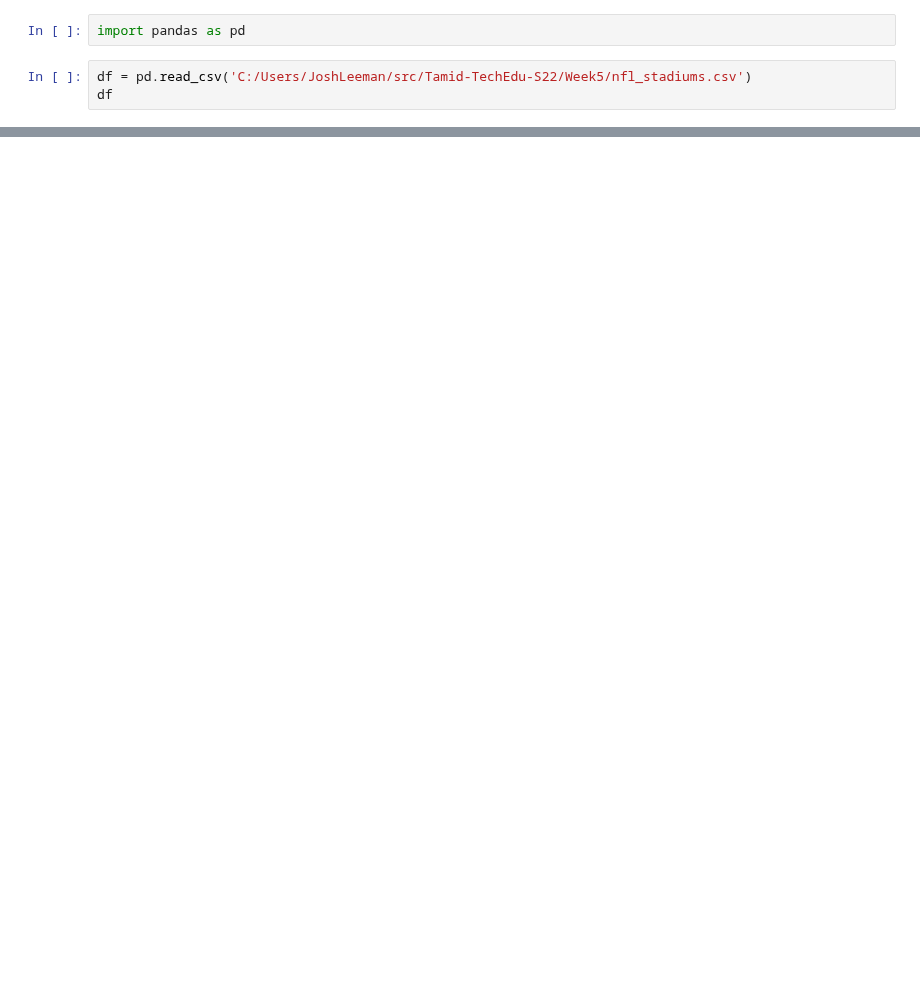
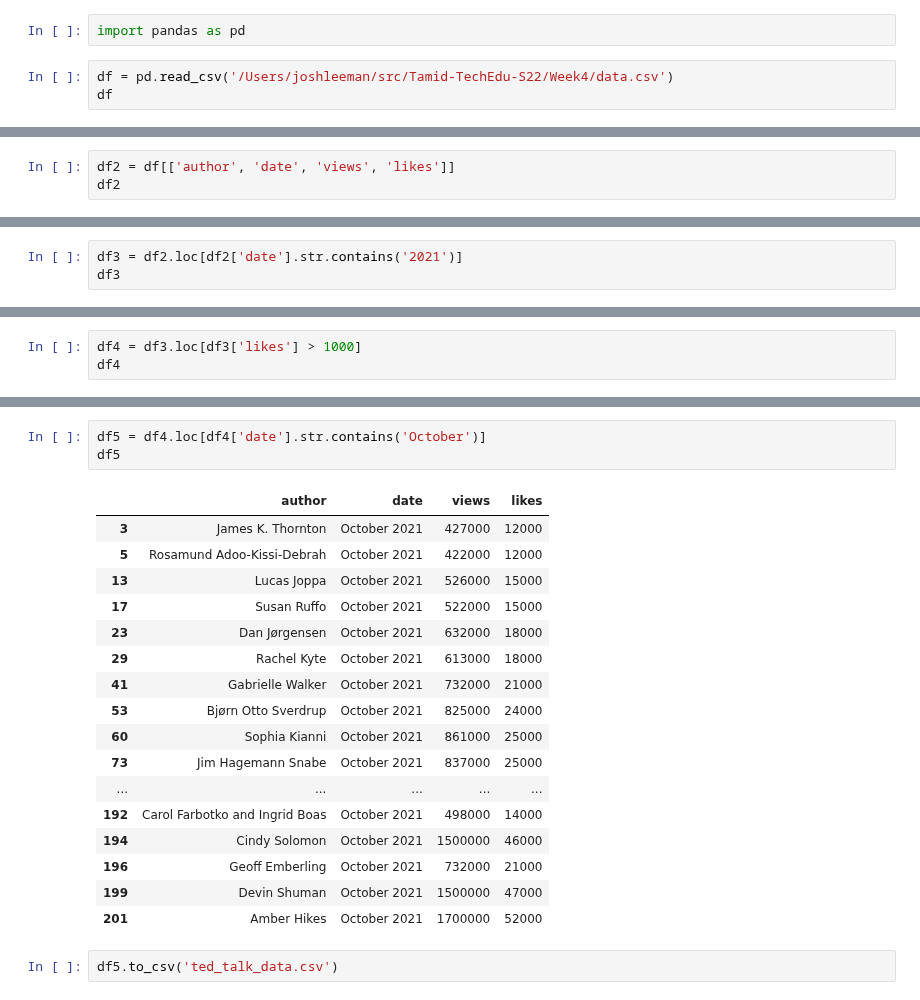
Before and after one commit to mananbhatt5/Tamid-TechEdu-S22, a Jupyter notebook: Week5/JoshLeeman-week5.ipynb, the cells around one changed output, grey strips where cells are left out. Drawn from its saved outputs; the diff is of its cells as text; blank space fills up the shorter version.

```diff
--- a/Week5/JoshLeeman-week5.ipynb
+++ b/Week5/JoshLeeman-week5.ipynb
@@ -1,6 +1,6 @@
 # %%
 import pandas as pd
 # %%
-df = pd.read_csv('C:/Users/JoshLeeman/src/Tamid-TechEdu-S22/Week5/nfl_stadiums.csv')
+df = pd.read_csv('/Users/joshleeman/src/Tamid-TechEdu-S22/Week4/data.csv')
 df
 # %% [output]
@@ -7,0 +32,3 @@ FileNotFoundError: [Errno 2] No such file or directory: 'C:/Users/JoshLeeman/src
+# %%
+df2 = df[['author', 'date', 'views', 'likes']]
+df2
@@ -7,0 +49,3 @@ FileNotFoundError: [Errno 2] No such file or directory: 'C:/Users/JoshLeeman/src
+# %%
+df3 = df2.loc[df2['date'].str.contains('2021')]
+df3
@@ -7,0 +66,3 @@ FileNotFoundError: [Errno 2] No such file or directory: 'C:/Users/JoshLeeman/src
+# %%
+df4 = df3.loc[df3['likes'] > 1000]
+df4
@@ -7,0 +83,23 @@ FileNotFoundError: [Errno 2] No such file or directory: 'C:/Users/JoshLeeman/src
+# %%
+df5 = df4.loc[df4['date'].str.contains('October')]
+df5
+# %% [output]
+|  | author | date | views | likes |
+| 3 | James K. Thornton | October 2021 | 427000 | 12000 |
+| 5 | Rosamund Adoo-Kissi-Debrah | October 2021 | 422000 | 12000 |
+| 13 | Lucas Joppa | October 2021 | 526000 | 15000 |
+| 17 | Susan Ruffo | October 2021 | 522000 | 15000 |
+| 23 | Dan Jørgensen | October 2021 | 632000 | 18000 |
+| 29 | Rachel Kyte | October 2021 | 613000 | 18000 |
+| 41 | Gabrielle Walker | October 2021 | 732000 | 21000 |
+| 53 | Bjørn Otto Sverdrup | October 2021 | 825000 | 24000 |
+| 60 | Sophia Kianni | October 2021 | 861000 | 25000 |
+| 73 | Jim Hagemann Snabe | October 2021 | 837000 | 25000 |
+| ... | ... | ... | ... | ... |
+| 192 | Carol Farbotko and Ingrid Boas | October 2021 | 498000 | 14000 |
+| 194 | Cindy Solomon | October 2021 | 1500000 | 46000 |
+| 196 | Geoff Emberling | October 2021 | 732000 | 21000 |
+| 199 | Devin Shuman | October 2021 | 1500000 | 47000 |
+| 201 | Amber Hikes | October 2021 | 1700000 | 52000 |
+# %%
+df5.to_csv('ted_talk_data.csv')
```
Also changed, not shown: parts of 5 cells of this notebook.
